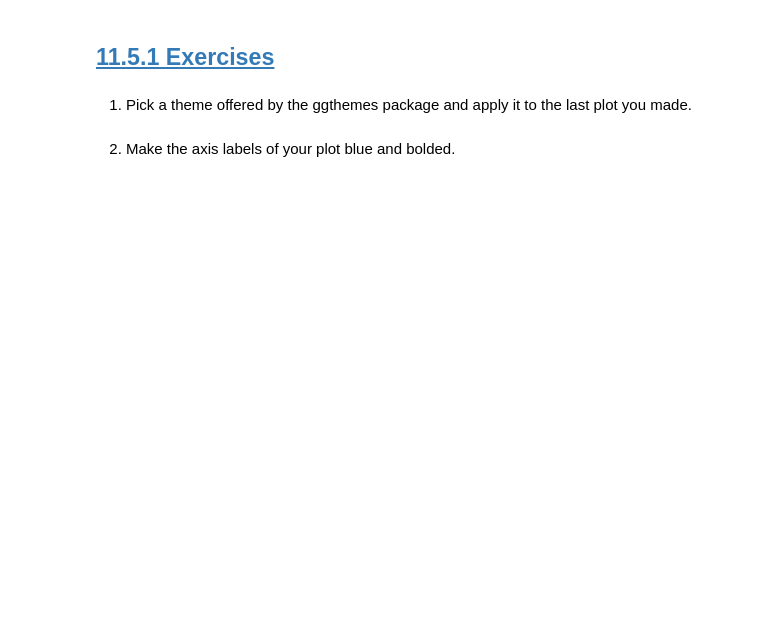
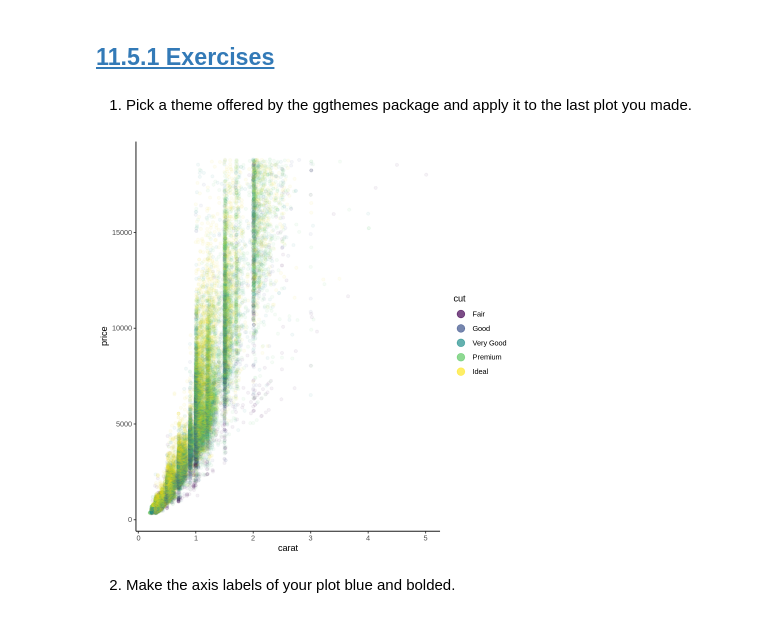
Before and after one commit to Brandy-Corwin/R-for-DS-exercises, a Jupyter notebook: Week_5_Assignments.ipynb, the cells around one changed output. Cells and saved outputs as stored; diff of their text form; code cells hidden in the pictures; blank space fills up the shorter version.

```diff
--- a/Week_5_Assignments.ipynb
+++ b/Week_5_Assignments.ipynb
@@ -620,5 +693,12 @@ ggplot(diamonds, aes(x = carat, y = price)) +
 ## [11.5.1 Exercises](https://r4ds.hadley.nz/communication#exercises-3)
 # %% [markdown]
 1. Pick a theme offered by the ggthemes package and apply it to the last plot you made.
+# %%
+ggplot(diamonds, aes(x = carat, y = price)) +
+  geom_point(aes(color = cut), alpha = 1/20) +
+   guides(color = guide_legend(override.aes = list(size = 4, alpha = 0.7))) +
+   theme_classic()
+# %% [output]
+[figure, added]
 # %% [markdown]
 2. Make the axis labels of your plot blue and bolded.
```
Also changed, not shown: parts of 5 cells of this notebook.
